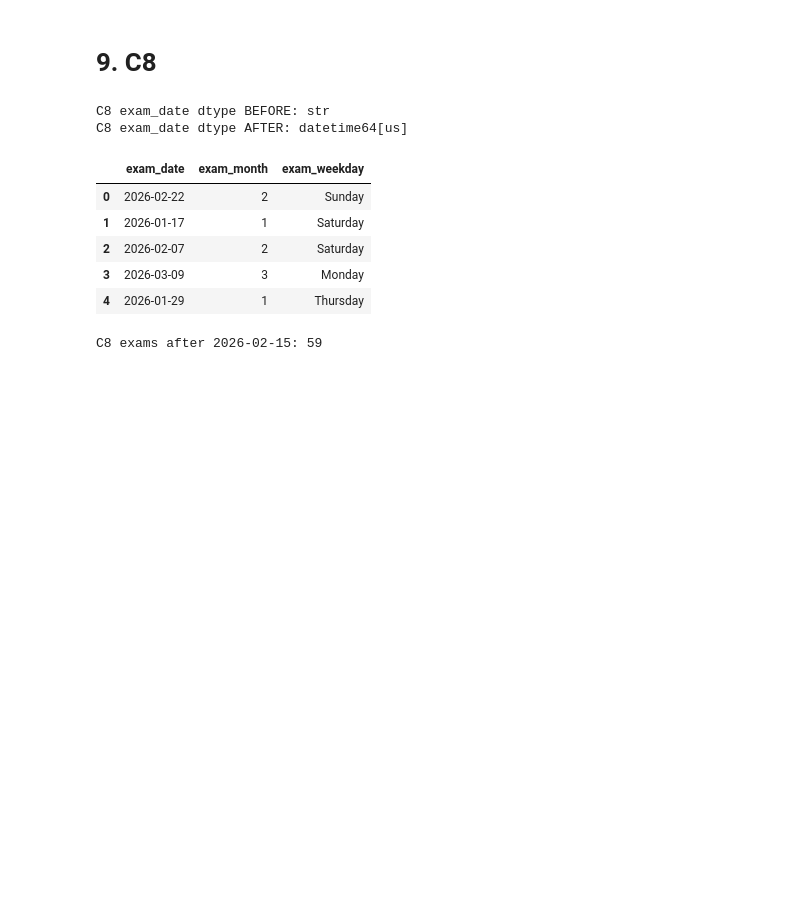
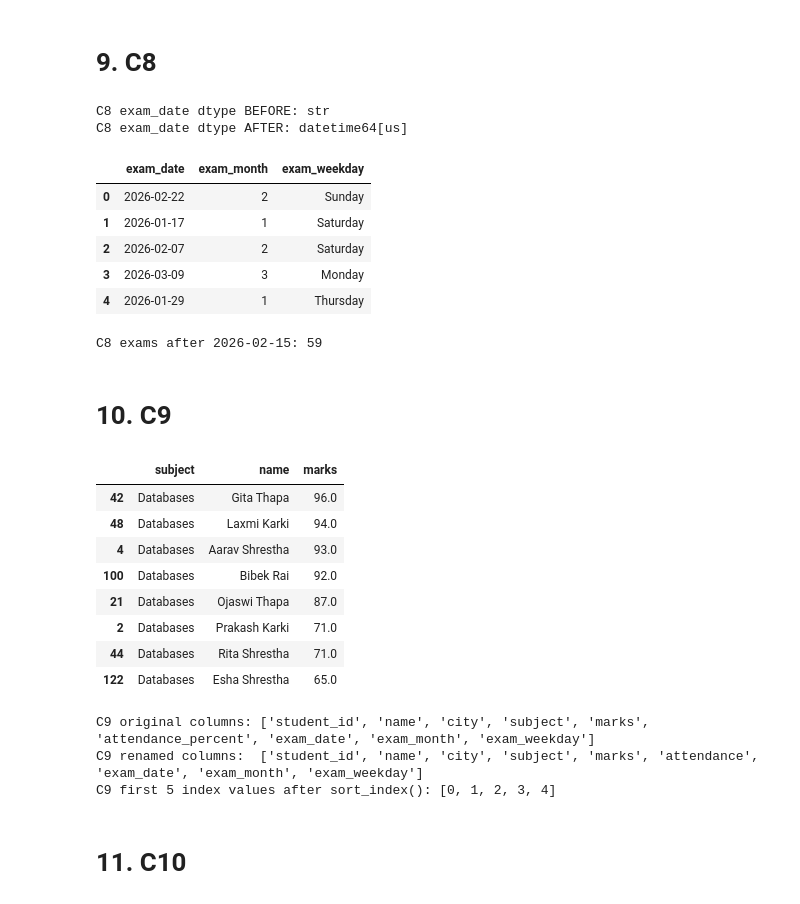
Before and after one commit to samikshya-01/assignment-1, a Jupyter notebook: answers/03_pandas.ipynb, the cells around one changed output. Drawn from its saved outputs; the diff is of its cells as text; code cells hidden in the pictures; blank space fills up the shorter version.

```diff
--- a/answers/03_pandas.ipynb
+++ b/answers/03_pandas.ipynb
@@ -271,3 +271,31 @@ C8 exam_date dtype AFTER: datetime64[us]
 | 3 | 2026-03-09 | 3 | Monday |
 | 4 | 2026-01-29 | 1 | Thursday |
 C8 exams after 2026-02-15: 59
+# %% [markdown]
+# 10. C9
+# %%
+# ---------- C9: Sorting and renaming ----------
+sorted_df = df.sort_values(["subject", "marks"], ascending=[True, False])
+display(sorted_df[["subject", "name", "marks"]].head(8))
+
+renamed = df.rename(columns={"attendance_percent": "attendance"})
+print("C9 original columns:", df.columns.tolist())
+print("C9 renamed columns: ", renamed.columns.tolist())
+
+restored = sorted_df.sort_index()
+print("C9 first 5 index values after sort_index():", restored.index[:5].tolist())
+# %% [output]
+|  | subject | name | marks |
+| 42 | Databases | Gita Thapa | 96.0 |
+| 48 | Databases | Laxmi Karki | 94.0 |
+| 4 | Databases | Aarav Shrestha | 93.0 |
+| 100 | Databases | Bibek Rai | 92.0 |
+| 21 | Databases | Ojaswi Thapa | 87.0 |
+| 2 | Databases | Prakash Karki | 71.0 |
+| 44 | Databases | Rita Shrestha | 71.0 |
+| 122 | Databases | Esha Shrestha | 65.0 |
+C9 original columns: ['student_id', 'name', 'city', 'subject', 'marks', 'attendance_percent', 'exam_date', 'exam_month', 'exam_weekday']
+C9 renamed columns:  ['student_id', 'name', 'city', 'subject', 'marks', 'attendance', 'exam_date', 'exam_month', 'exam_weekday']
+C9 first 5 index values after sort_index(): [0, 1, 2, 3, 4]
+# %% [markdown]
+# 11. C10
```
Also changed, not shown: parts of 5 cells of this notebook, 1 other file.
